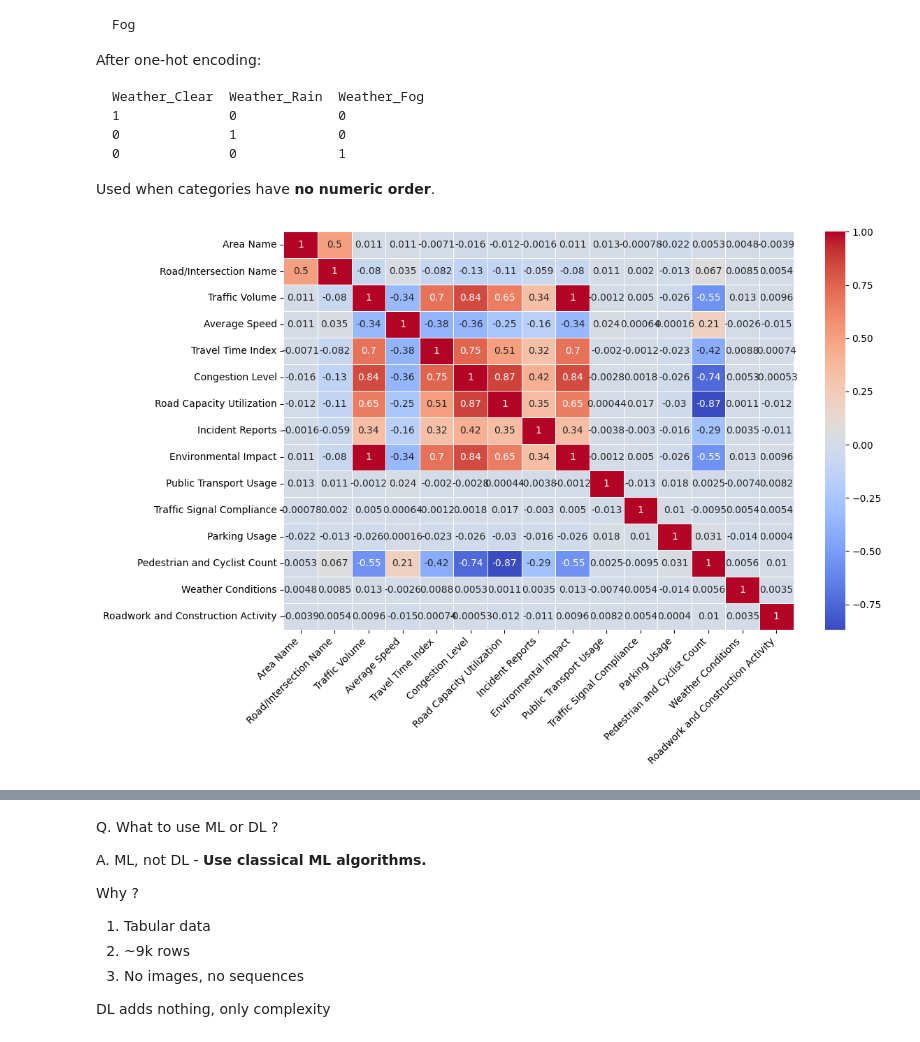
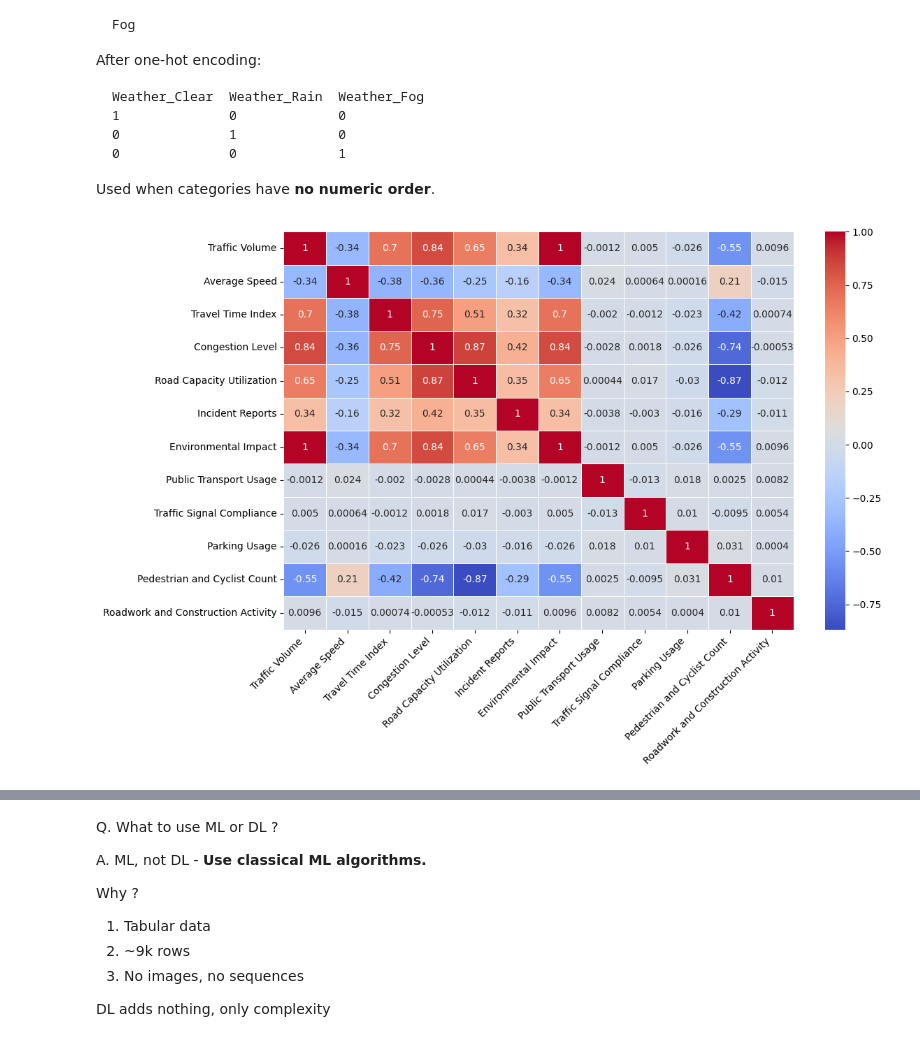
Before and after one commit to MishraShardendu22/Smart-Traffic-Management, a Jupyter notebook: Traffic.ipynb, the cells around one changed output, grey strips where cells are left out. Saved outputs shown, nothing was run; the diff lists cells and outputs as text; code cells hidden in the pictures.

```diff
--- a/Traffic.ipynb
+++ b/Traffic.ipynb
@@ -67,11 +67,3 @@ Data columns (total 15 columns):
  14  Roadwork and Construction Activity  8936 non-null   object
 dtypes: float64(8), int64(3), object(4)
 memory usage: 1.0+ MB
-# %%
-from sklearn.preprocessing import LabelEncoder
-le = LabelEncoder()
-
-# df['Area Name'].unique()
-
-df["Area Name"] = le.fit_transform(df["Area Name"])
-df.head()
@@ -85,5 +69,0 @@ df.head()
-# %%
-# df['Road/Intersection Name'].unique()
-
-df["Road/Intersection Name"] = le.fit_transform(df["Road/Intersection Name"])
-df.head()
@@ -97,5 +69,0 @@ df.head()
-# %%
-# df['Weather Conditions'].unique()
-
-df["Weather Conditions"] = le.fit_transform(df["Weather Conditions"])
-df.head()
@@ -151,17 +112,22 @@ Used when categories have **no numeric order**.
 # %%
 import seaborn as sns
 import matplotlib.pyplot as plt
 
+# --- FIX: Use only numeric columns for correlation ---
+# df has string columns (Area Name, Road/Intersection Name, Weather Conditions)
+# that can't be used in correlation. Select only numeric columns.
+df_numeric = df.select_dtypes(include=['number'])
+
 plt.figure(figsize=(12, 8))
 sns.heatmap(
-    df.corr(),
-    annot=True,      # TURN OFF numbers
+    df_numeric.corr(),
+    annot=True,
     cmap="coolwarm",
     linewidths=0.5
 )
 plt.xticks(rotation=45, ha="right")
 plt.yticks(rotation=0)
 plt.tight_layout()
 plt.show()
 # %% [output]
-[figure, old version]
+[figure, new version]
```
Also changed, not shown: parts of 19 cells of this notebook.
